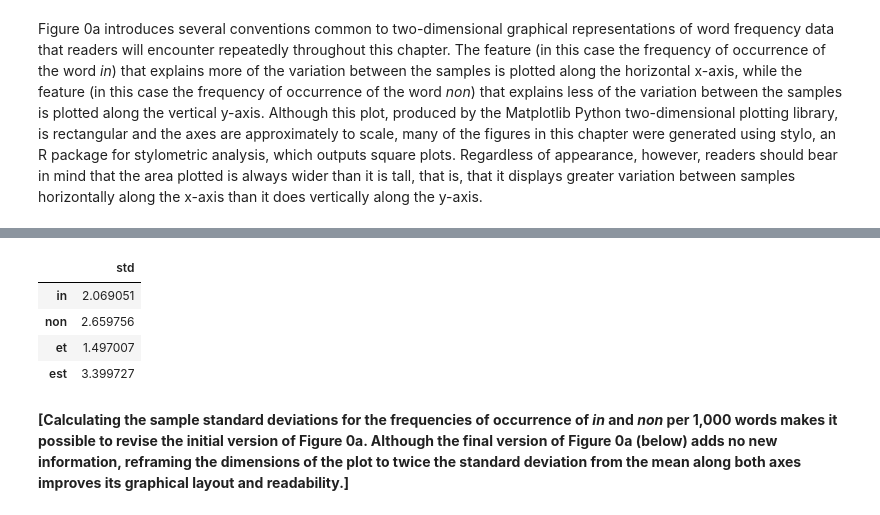
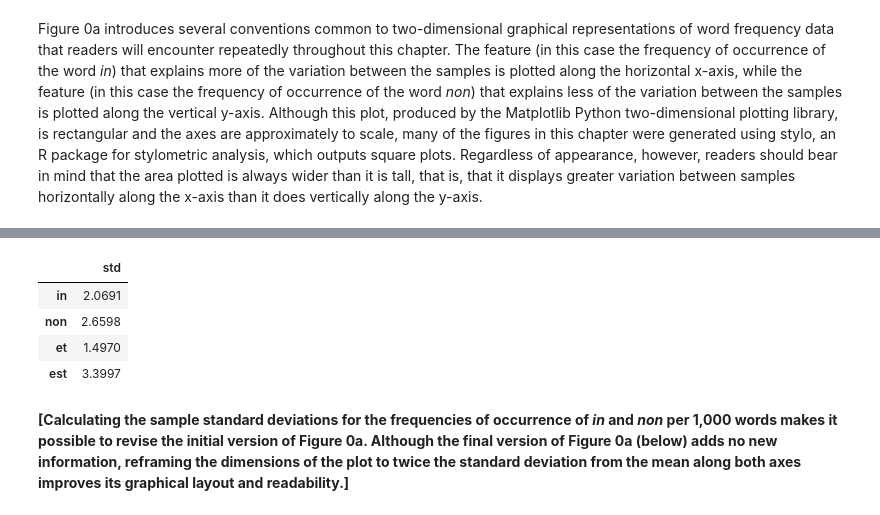
Before and after one commit to decretist/Delta, a Jupyter notebook: notebook/Chapter4.ipynb, the cells around one changed output, grey strips where cells are left out. Saved outputs shown, nothing was run; the diff lists cells and outputs as text; code cells hidden in the pictures.

```diff
--- a/notebook/Chapter4.ipynb
+++ b/notebook/Chapter4.ipynb
@@ -187,13 +194,13 @@ The units of s are the same as those used to calculate the mean, in this case, t
 # %%
 standard_deviations = selected.std(axis = 1).to_frame('std')
-f.write(standard_deviations.to_markdown() + '\n\n')
-standard_deviations
+f.write(standard_deviations.round(4).to_markdown() + '\n\n')
+standard_deviations.round(4)
 # %% [output]
 |  | std |
-| in | 2.069051 |
-| non | 2.659756 |
-| et | 1.497007 |
-| est | 3.399727 |
+| in | 2.0691 |
+| non | 2.6598 |
+| et | 1.4970 |
+| est | 3.3997 |
 # %% [markdown]
 **\[Calculating the sample standard deviations for the frequencies of occurrence of *in* and *non* per 1,000 words makes it possible to revise the initial version of Figure 0a. Although the final version of Figure 0a (below) adds no new information, reframing the dimensions of the plot to twice the standard deviation from the mean along both axes improves its graphical layout and readability.\]**
 # %%
```
Also changed, not shown: parts of 11 cells of this notebook.
